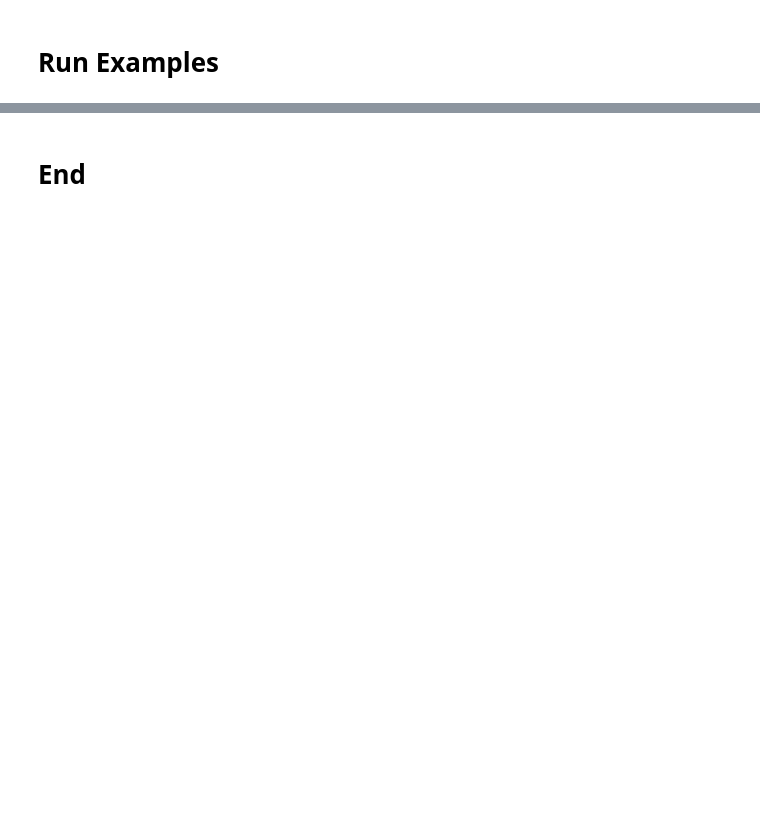
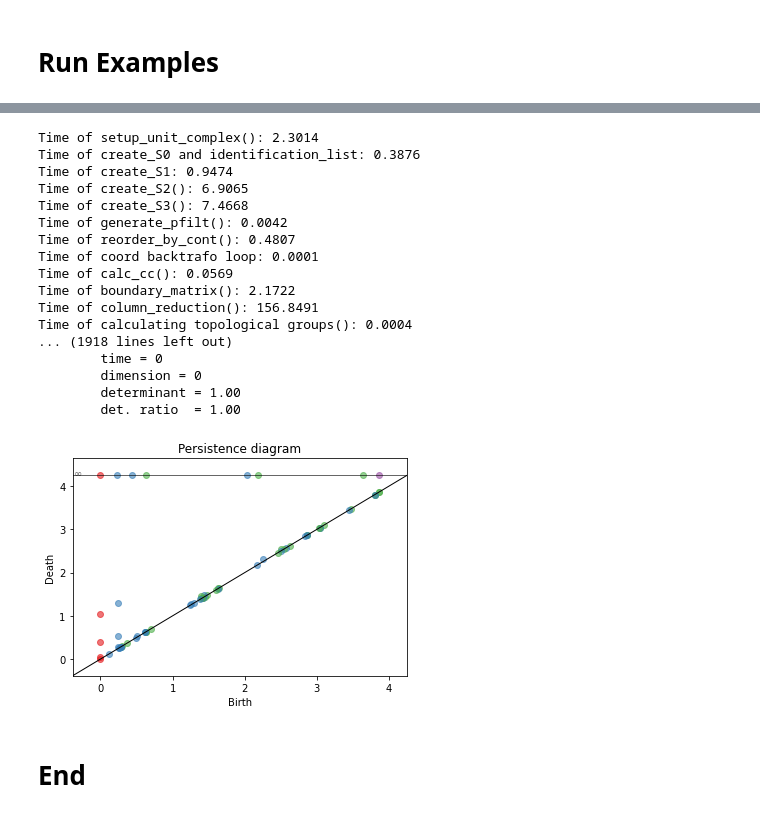
Before and after one commit to Chiara-ra/Masterthesis-Mathematics, a Jupyter notebook: Work_3d.ipynb, the cells around one changed output, grey strips where cells are left out. Drawn from its saved outputs; the diff is of its cells as text; code cells hidden in the pictures; blank space fills up the shorter version.

```diff
--- a/Work_3d.ipynb
+++ b/Work_3d.ipynb
@@ -1351,2 +1398,30 @@ Betti numbers
+# %%
+# Teresa's interwoven grid
+from importlib import reload
+ex = reload(ex)
+points = ex.interwoven_grid(num_steps=20)
+
+teresas_example = ExamplePrint(points, a=1, b=1, c=1)
+teresas_example.calculate_pph()
+teresas_example.plot()
+# %% [output]
+Time of setup_unit_complex(): 2.3014
+Time of create_S0 and identification_list: 0.3876
+Time of create_S1: 0.9474
+Time of create_S2(): 6.9065
+Time of create_S3(): 7.4668
+Time of generate_pfilt(): 0.0042
+Time of reorder_by_cont(): 0.4807
+Time of coord backtrafo loop: 0.0001
+Time of calc_cc(): 0.0569
+Time of boundary_matrix(): 2.1722
+Time of column_reduction(): 156.8491
+Time of calculating topological groups(): 0.0004
+... (1918 lines left out)
+        time = 0
+        dimension = 0
+        determinant = 1.00
+        det. ratio  = 1.00
+[figure, added]
 # %% [markdown]
 # End
```
Also changed, not shown: parts of 21 cells of this notebook, 2 other files.
